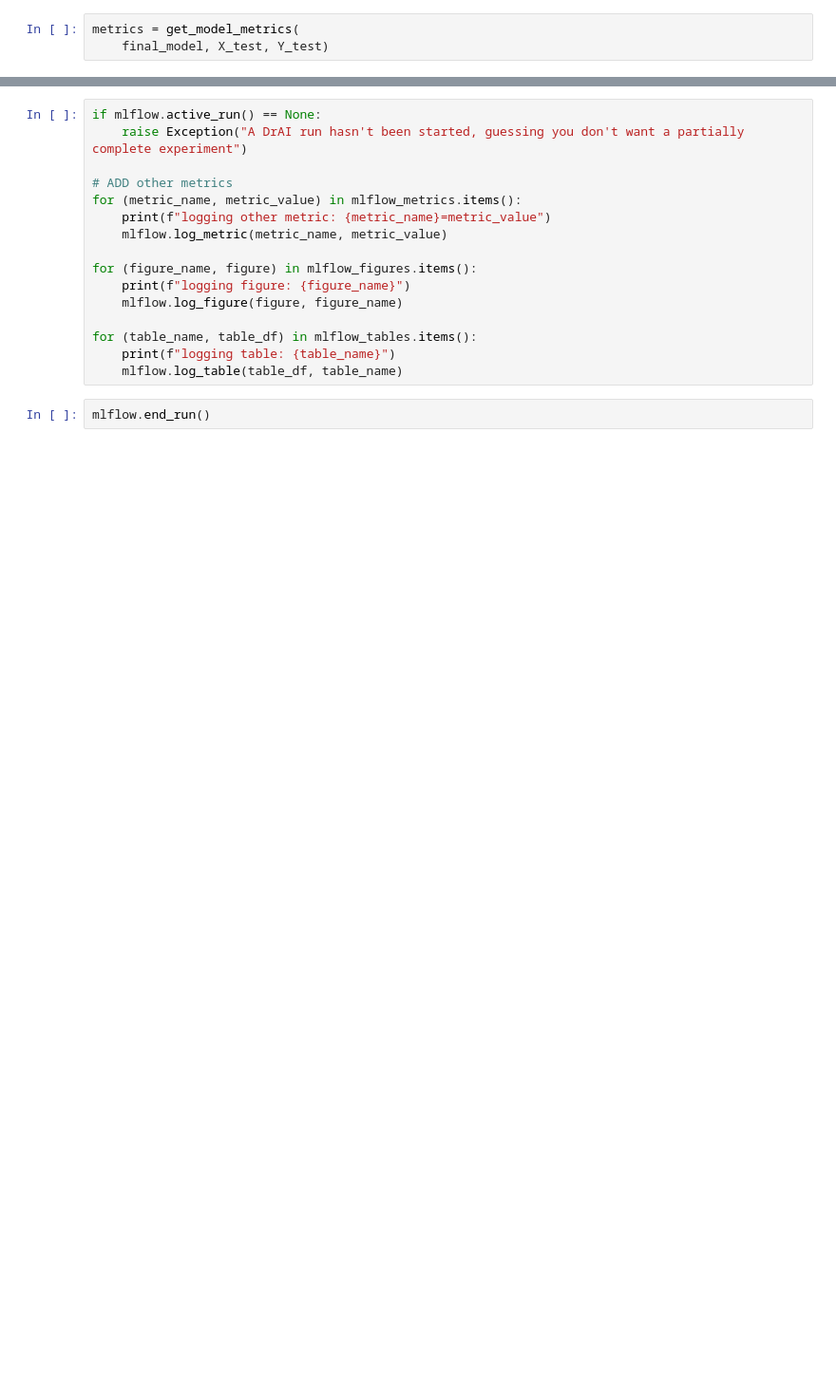
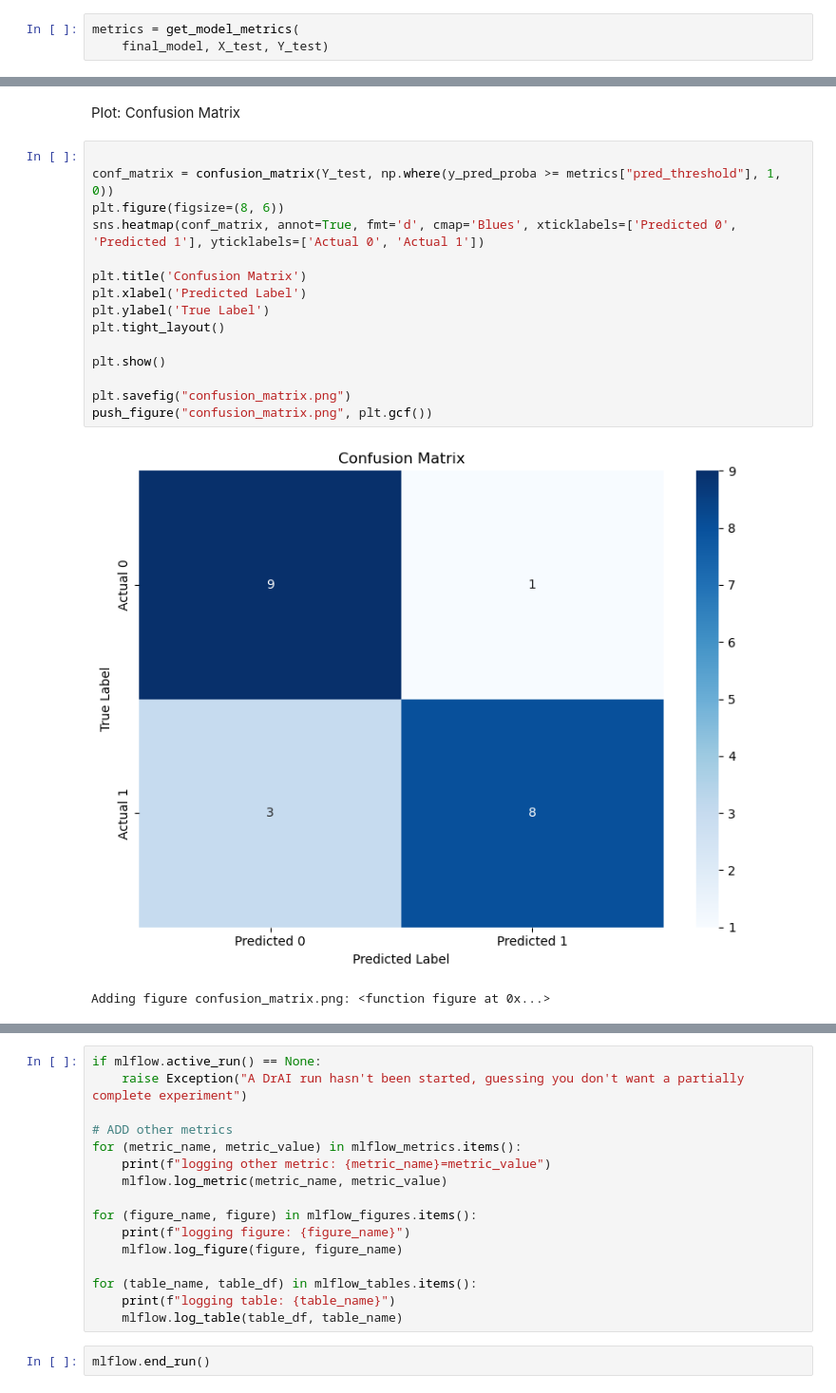
Before and after one commit to Kayewankaranjia/CancerClassification, a Jupyter notebook: src/train.ipynb, the cells around one changed output, grey strips where cells are left out. Shown: that part at 95% size. Cells and saved outputs as stored; diff of their text form; blank space fills up the shorter version.

```diff
--- a/src/train.ipynb
+++ b/src/train.ipynb
@@ -205,0 +283,20 @@ for (metric_name, metric_value) in metrics.items():
+# %% [markdown]
+Plot: Confusion Matrix
+# %%
+
+conf_matrix = confusion_matrix(Y_test, np.where(y_pred_proba >= metrics["pred_threshold"], 1, 0))
+plt.figure(figsize=(8, 6))
+sns.heatmap(conf_matrix, annot=True, fmt='d', cmap='Blues', xticklabels=['Predicted 0', 'Predicted 1'], yticklabels=['Actual 0', 'Actual 1'])
+
+plt.title('Confusion Matrix')
+plt.xlabel('Predicted Label')
+plt.ylabel('True Label')
+plt.tight_layout()
+
+plt.show()
+
+plt.savefig("confusion_matrix.png")
+push_figure("confusion_matrix.png", plt.gcf())
+# %% [output]
+[figure, added]
+Adding figure confusion_matrix.png: <function figure at 0x...>
```
Also changed, not shown: parts of 10 cells of this notebook, 5 other files.
